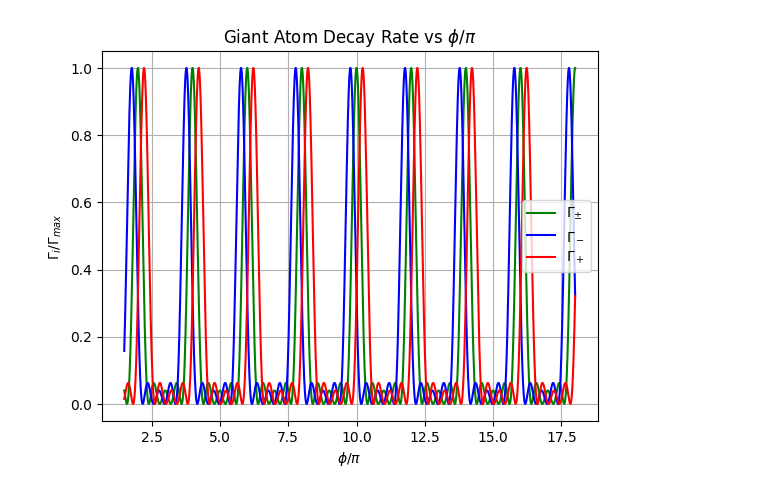
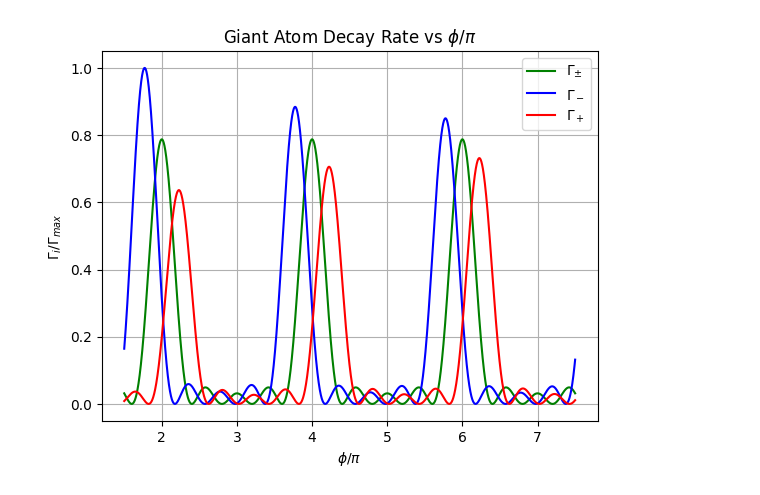
Before and after one commit to siannnhannn/GA_8GHZ_IC_DESIGN, a Jupyter notebook: simulation/alejandro_tailoring_radiation.ipynb, the cells around one changed output. Saved outputs shown, nothing was run; the diff lists cells and outputs as text; code cells hidden in the pictures.

```diff
--- a/simulation/alejandro_tailoring_radiation.ipynb
+++ b/simulation/alejandro_tailoring_radiation.ipynb
@@ -28,9 +28,9 @@ def Gamma_calc(f_d,w,gamma,N, v,rabi):
     phi_pm = 2*pi * w0_pm * delta_x / v
     phi_p = 2*pi * w0_p * delta_x / v
     phi_m = 2*pi * w0_m * delta_x / v
-    gamma_freq_pm = gamma * np.square(w/(w0_pm))
-    gamma_freq_p = gamma * np.square(w/(w0_p))
-    gamma_freq_m = gamma * np.square(w/(w0_m))
+    gamma_freq_pm = gamma * np.square((w0_pm)/w)
+    gamma_freq_p = gamma * np.square((w0_p)/w)
+    gamma_freq_m = gamma * np.square((w0_m)/w)
 
     Gamma_pm = np.zeros_like(phi_pm, dtype=float)
     Gamma_p = np.zeros_like(phi_pm, dtype=float)
@@ -41,33 +41,37 @@ def Gamma_calc(f_d,w,gamma,N, v,rabi):
     Gamma_m = 2 * gamma_freq_m * np.square(1 + 2*np.cos(phi_m) + 2*np.cos(2*phi_m))
     return Gamma_pm, Gamma_p, Gamma_m, phi_pm
 # %%
-freq_q = np.linspace(1e9, 12e9, 100000)
+freq_q = np.linspace(1e9, 5e9, 100000)
 
 rabi = 150e6
 Gamma_pm, Gamma_p, Gamma_m, phi = Gamma_calc(f_d, freq_q, gamma0, N, vp, rabi)
 lambda_d = vp / f_d
 delta_x = 3 * lambda_d / 2
 phi_plot = 2 * np.pi * freq_q * delta_x / vp
 # Gamma_zeros = np.min(Gamma)
 # print(Gamma_zeros)
-Gamma_max = np.max(Gamma_m)
+Gamma_max = max(
+    np.nanmax(Gamma_pm),
+    np.nanmax(Gamma_p),
+    np.nanmax(Gamma_m)
+)
 # print(Gamma_max)
 # index = np.argmin(Gamma)
 # print("Gamma = ", freq_q[index])
 # phi = np.linspace(0,3,1000)
 plt.plot(phi_plot/np.pi, Gamma_pm/Gamma_max,
          color='green', label=r'$\Gamma_{\pm}$')
 plt.plot(phi_plot/np.pi, Gamma_m/Gamma_max,
          color='blue', label=r'$\Gamma_-$')
 plt.plot(phi_plot/np.pi, Gamma_p/Gamma_max,
          color='red', label=r'$\Gamma_+$')
 
 
 plt.xlabel(r'$\phi/\pi$')
 plt.ylabel(r'$\Gamma_i/\Gamma_{max}$')
 plt.title(r'Giant Atom Decay Rate vs $\phi/\pi$')
 plt.legend()
 plt.grid(True)
 plt.show()
 # %% [output]
-[figure, old version]
+[figure, new version]
```
Also changed, not shown: parts of 1 cell of this notebook.
